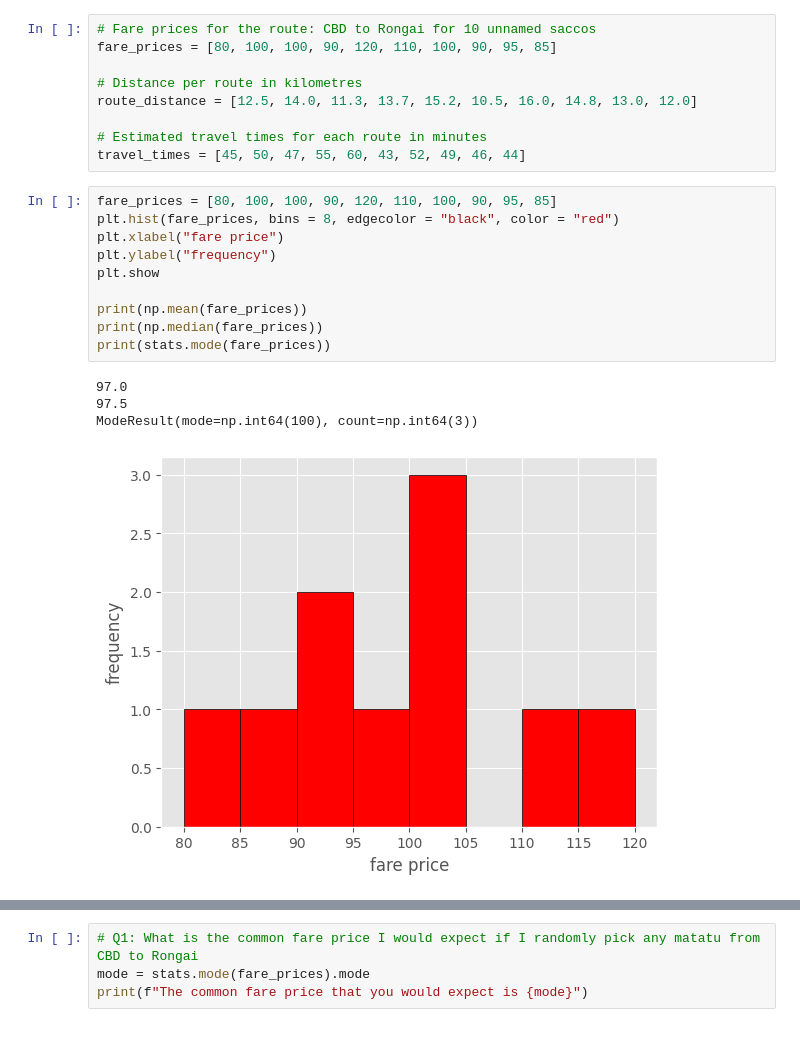
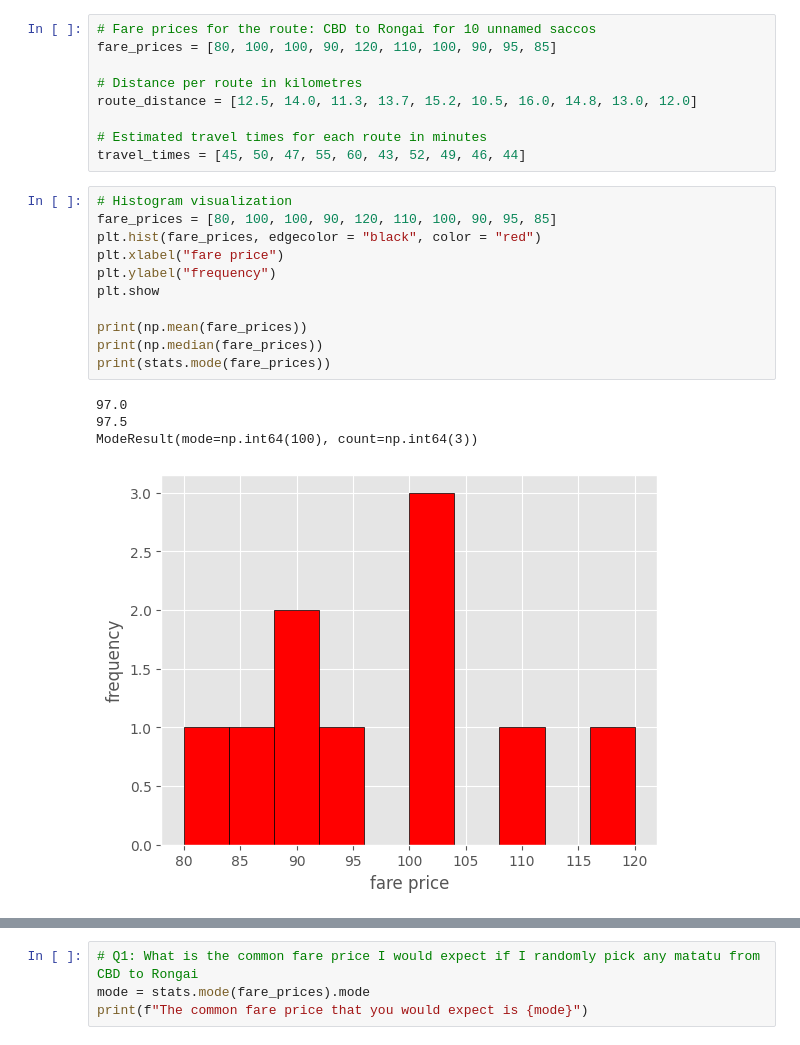
Before and after one commit to Jimmy-ai1/Group_3, a Jupyter notebook: Group_3_task.ipynb, the cells around one changed output, grey strips where cells are left out. Drawn from its saved outputs; the diff is of its cells as text.

```diff
--- a/Group_3_task.ipynb
+++ b/Group_3_task.ipynb
@@ -270,20 +270,21 @@ route_distance = [12.5, 14.0, 11.3, 13.7, 15.2, 10.5, 16.0, 14.8, 13.0, 12.0]
 # Estimated travel times for each route in minutes
 travel_times = [45, 50, 47, 55, 60, 43, 52, 49, 46, 44]
 # %%
+# Histogram visualization
 fare_prices = [80, 100, 100, 90, 120, 110, 100, 90, 95, 85]
-plt.hist(fare_prices, bins = 8, edgecolor = "black", color = "red")
+plt.hist(fare_prices, edgecolor = "black", color = "red")
 plt.xlabel("fare price")
 plt.ylabel("frequency")
 plt.show
 
 print(np.mean(fare_prices))
 print(np.median(fare_prices))
 print(stats.mode(fare_prices))
 # %% [output]
 97.0
 97.5
 ModeResult(mode=np.int64(100), count=np.int64(3))
-[figure, old version]
+[figure, new version]
 # %%
 # boxplot for fare_prices
 iqr = np.percentile(fare_prices, 75) - np.percentile(fare_prices, 25)
```
Also changed, not shown: parts of 30 cells of this notebook.
